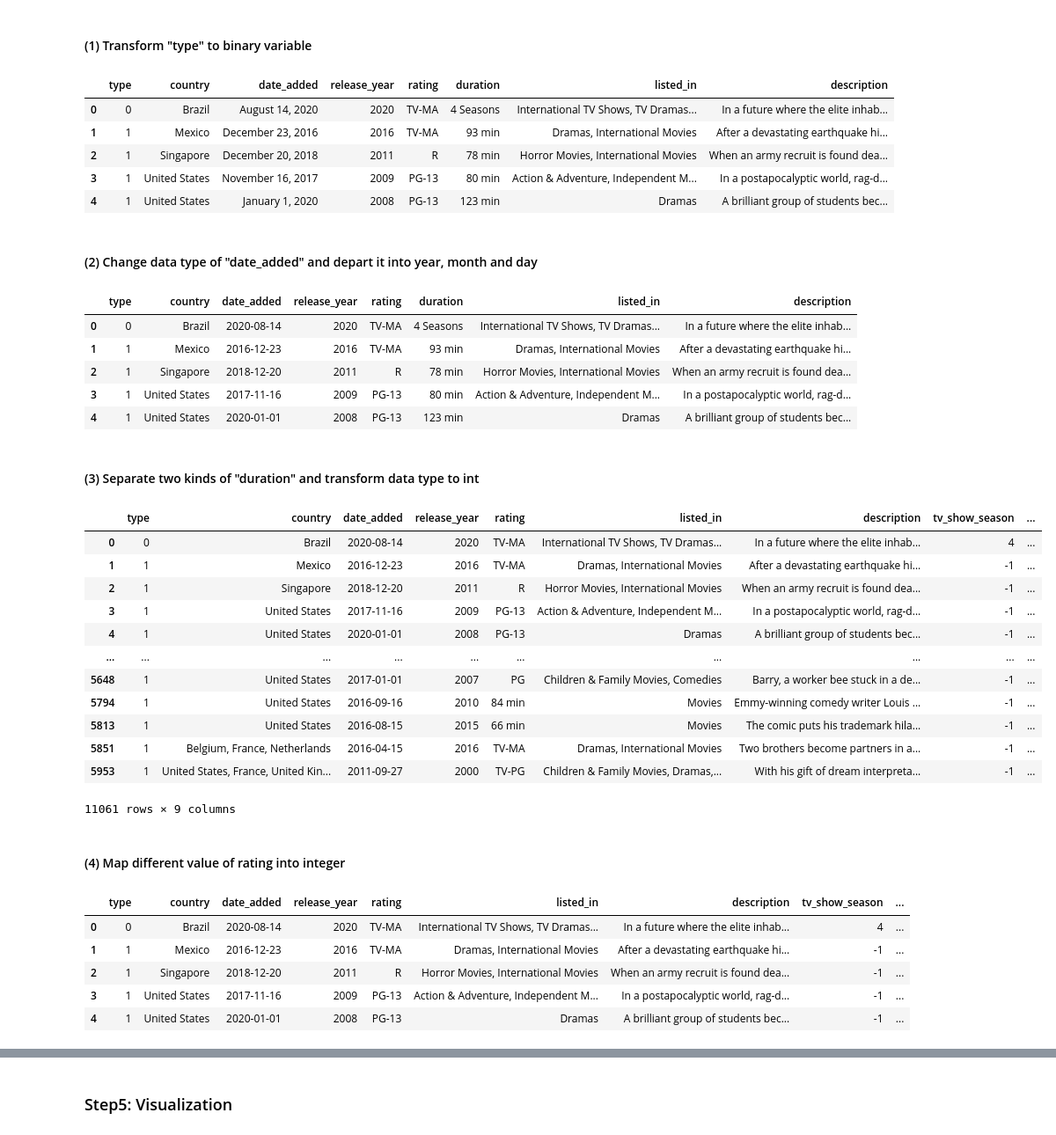
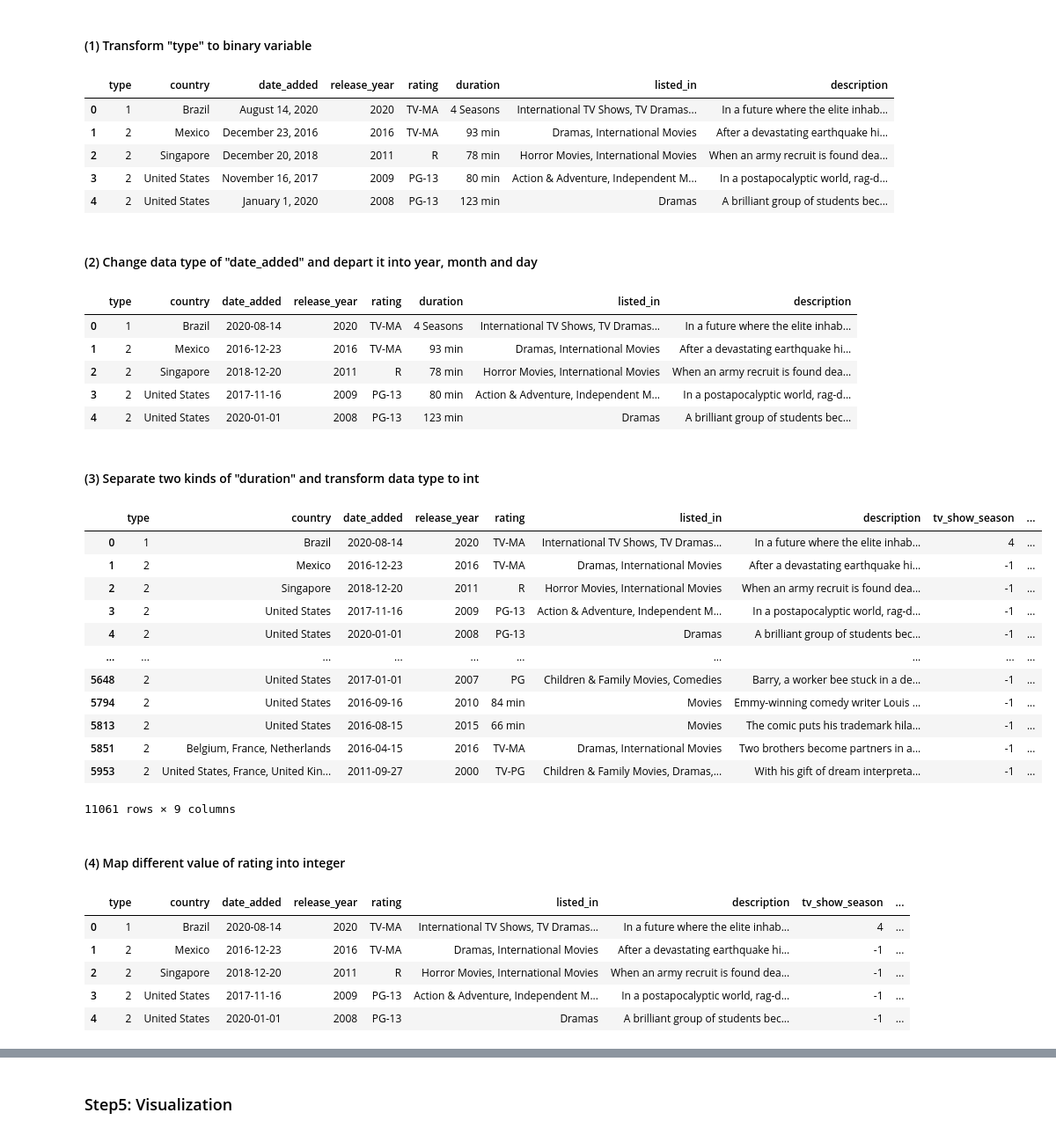
Before and after one commit to mklmklmklmkl/INFO574FinalProject, a Jupyter notebook: final_project/final-project.ipynb, the cells around one changed output, grey strips where cells are left out. Shown: that part at 88% size. Saved outputs shown, nothing was run; the diff lists cells and outputs as text; code cells hidden in the pictures.

```diff
--- a/final_project/final-project.ipynb
+++ b/final_project/final-project.ipynb
@@ -209,16 +210,16 @@ dtype: object
 # %% [markdown]
 #### (1) Transform "type" to binary variable
 # %%
-df0['type'] = df0['type'].map({'TV Show': 0, 'Movie': 1})
+df0['type'] = df0['type'].map({'TV Show': 1, 'Movie': 2})
 
 df0.head()
 # %% [output]
 |  | type | country | date_added | release_year | rating | duration | listed_in | description |
-| 0 | 0 | Brazil | August 14, 2020 | 2020 | TV-MA | 4 Seasons | International TV Shows, TV Dramas... | In a future where the elite inhab... |
-| 1 | 1 | Mexico | December 23, 2016 | 2016 | TV-MA | 93 min | Dramas, International Movies | After a devastating earthquake hi... |
-| 2 | 1 | Singapore | December 20, 2018 | 2011 | R | 78 min | Horror Movies, International Movies | When an army recruit is found dea... |
-| 3 | 1 | United States | November 16, 2017 | 2009 | PG-13 | 80 min | Action & Adventure, Independent M... | In a postapocalyptic world, rag-d... |
-| 4 | 1 | United States | January 1, 2020 | 2008 | PG-13 | 123 min | Dramas | A brilliant group of students bec... |
+| 0 | 1 | Brazil | August 14, 2020 | 2020 | TV-MA | 4 Seasons | International TV Shows, TV Dramas... | In a future where the elite inhab... |
+| 1 | 2 | Mexico | December 23, 2016 | 2016 | TV-MA | 93 min | Dramas, International Movies | After a devastating earthquake hi... |
+| 2 | 2 | Singapore | December 20, 2018 | 2011 | R | 78 min | Horror Movies, International Movies | When an army recruit is found dea... |
+| 3 | 2 | United States | November 16, 2017 | 2009 | PG-13 | 80 min | Action & Adventure, Independent M... | In a postapocalyptic world, rag-d... |
+| 4 | 2 | United States | January 1, 2020 | 2008 | PG-13 | 123 min | Dramas | A brilliant group of students bec... |
 # %% [markdown]
 #### (2) Change data type of "date_added" and depart it into year, month and day
 # %%
@@ -233,58 +234,58 @@ df0['date_added'] = pd.to_datetime(df0['date_added'], format='%B %d, %Y')
 df0.head()
 # %% [output]
 |  | type | country | date_added | release_year | rating | duration | listed_in | description |
-| 0 | 0 | Brazil | 2020-08-14 | 2020 | TV-MA | 4 Seasons | International TV Shows, TV Dramas... | In a future where the elite inhab... |
-| 1 | 1 | Mexico | 2016-12-23 | 2016 | TV-MA | 93 min | Dramas, International Movies | After a devastating earthquake hi... |
-| 2 | 1 | Singapore | 2018-12-20 | 2011 | R | 78 min | Horror Movies, International Movies | When an army recruit is found dea... |
-| 3 | 1 | United States | 2017-11-16 | 2009 | PG-13 | 80 min | Action & Adventure, Independent M... | In a postapocalyptic world, rag-d... |
-| 4 | 1 | United States | 2020-01-01 | 2008 | PG-13 | 123 min | Dramas | A brilliant group of students bec... |
+| 0 | 1 | Brazil | 2020-08-14 | 2020 | TV-MA | 4 Seasons | International TV Shows, TV Dramas... | In a future where the elite inhab... |
+| 1 | 2 | Mexico | 2016-12-23 | 2016 | TV-MA | 93 min | Dramas, International Movies | After a devastating earthquake hi... |
+| 2 | 2 | Singapore | 2018-12-20 | 2011 | R | 78 min | Horror Movies, International Movies | When an army recruit is found dea... |
+| 3 | 2 | United States | 2017-11-16 | 2009 | PG-13 | 80 min | Action & Adventure, Independent M... | In a postapocalyptic world, rag-d... |
+| 4 | 2 | United States | 2020-01-01 | 2008 | PG-13 | 123 min | Dramas | A brilliant group of students bec... |
 # %% [markdown]
 #### (3) Separate two kinds of "duration" and transform data type to int
 # %%
 # Convert 'duration' column to string type
 df0['duration'] = df0['duration'].astype(str)
 
 # Custom function to extract the first number from a string
 def extract_number(s):
     try:
         # Extract the first number and return it
         return int(''.join(filter(str.isdigit, s.split()[0])))
     except (ValueError, IndexError):
         # Return -1 if there's any issue in extracting the number
         return -1
 
 # Apply the custom function based on the type
-df0['tv_show_season'] = df0.apply(lambda row: extract_number(row['duration']) if row['type'] == 0 else -1, axis=1)
-df0['movie_minutes'] = df0.apply(lambda row: extract_number(row['duration']) if row['type'] == 1 else -1, axis=1)
+df0['tv_show_season'] = df0.apply(lambda row: extract_number(row['duration']) if row['type'] == 1 else -1, axis=1)
+df0['movie_minutes'] = df0.apply(lambda row: extract_number(row['duration']) if row['type'] == 2 else -1, axis=1)
 
 df0 = df0.drop(columns = ['duration'])
 
 df0
 # %% [output]
 |  | type | country | date_added | release_year | rating | listed_in | description | tv_show_season | ... |
-| 0 | 0 | Brazil | 2020-08-14 | 2020 | TV-MA | International TV Shows, TV Dramas... | In a future where the elite inhab... | 4 | ... |
-| 1 | 1 | Mexico | 2016-12-23 | 2016 | TV-MA | Dramas, International Movies | After a devastating earthquake hi... | -1 | ... |
-| 2 | 1 | Singapore | 2018-12-20 | 2011 | R | Horror Movies, International Movies | When an army recruit is found dea... | -1 | ... |
-| 3 | 1 | United States | 2017-11-16 | 2009 | PG-13 | Action & Adventure, Independent M... | In a postapocalyptic world, rag-d... | -1 | ... |
-| 4 | 1 | United States | 2020-01-01 | 2008 | PG-13 | Dramas | A brilliant group of students bec... | -1 | ... |
+| 0 | 1 | Brazil | 2020-08-14 | 2020 | TV-MA | International TV Shows, TV Dramas... | In a future where the elite inhab... | 4 | ... |
+| 1 | 2 | Mexico | 2016-12-23 | 2016 | TV-MA | Dramas, International Movies | After a devastating earthquake hi... | -1 | ... |
+| 2 | 2 | Singapore | 2018-12-20 | 2011 | R | Horror Movies, International Movies | When an army recruit is found dea... | -1 | ... |
+| 3 | 2 | United States | 2017-11-16 | 2009 | PG-13 | Action & Adventure, Independent M... | In a postapocalyptic world, rag-d... | -1 | ... |
+| 4 | 2 | United States | 2020-01-01 | 2008 | PG-13 | Dramas | A brilliant group of students bec... | -1 | ... |
 | ... | ... | ... | ... | ... | ... | ... | ... | ... | ... |
-| 5648 | 1 | United States | 2017-01-01 | 2007 | PG | Children & Family Movies, Comedies | Barry, a worker bee stuck in a de... | -1 | ... |
-| 5794 | 1 | United States | 2016-09-16 | 2010 | 84 min | Movies | Emmy-winning comedy writer Louis ... | -1 | ... |
-| 5813 | 1 | United States | 2016-08-15 | 2015 | 66 min | Movies | The comic puts his trademark hila... | -1 | ... |
-| 5851 | 1 | Belgium, France, Netherlands | 2016-04-15 | 2016 | TV-MA | Dramas, International Movies | Two brothers become partners in a... | -1 | ... |
-| 5953 | 1 | United States, France, United Kin... | 2011-09-27 | 2000 | TV-PG | Children & Family Movies, Dramas,... | With his gift of dream interpreta... | -1 | ... |
+| 5648 | 2 | United States | 2017-01-01 | 2007 | PG | Children & Family Movies, Comedies | Barry, a worker bee stuck in a de... | -1 | ... |
+| 5794 | 2 | United States | 2016-09-16 | 2010 | 84 min | Movies | Emmy-winning comedy writer Louis ... | -1 | ... |
+| 5813 | 2 | United States | 2016-08-15 | 2015 | 66 min | Movies | The comic puts his trademark hila... | -1 | ... |
+| 5851 | 2 | Belgium, France, Netherlands | 2016-04-15 | 2016 | TV-MA | Dramas, International Movies | Two brothers become partners in a... | -1 | ... |
+| 5953 | 2 | United States, France, United Kin... | 2011-09-27 | 2000 | TV-PG | Children & Family Movies, Dramas,... | With his gift of dream interpreta... | -1 | ... |
 11061 rows × 9 columns
 # %% [markdown]
 #### (4) Map different value of rating into integer
 # %%
 # Use factorize to map the unique values to numbers
-df0['rating_mapped'] = pd.factorize(df0['rating'])[0]
+df0['rating_mapped'] = pd.factorize(df0['rating'])[0] + 1
 
 df0.head()
 # %% [output]
 |  | type | country | date_added | release_year | rating | listed_in | description | tv_show_season | ... |
-| 0 | 0 | Brazil | 2020-08-14 | 2020 | TV-MA | International TV Shows, TV Dramas... | In a future where the elite inhab... | 4 | ... |
-| 1 | 1 | Mexico | 2016-12-23 | 2016 | TV-MA | Dramas, International Movies | After a devastating earthquake hi... | -1 | ... |
-| 2 | 1 | Singapore | 2018-12-20 | 2011 | R | Horror Movies, International Movies | When an army recruit is found dea... | -1 | ... |
-| 3 | 1 | United States | 2017-11-16 | 2009 | PG-13 | Action & Adventure, Independent M... | In a postapocalyptic world, rag-d... | -1 | ... |
-| 4 | 1 | United States | 2020-01-01 | 2008 | PG-13 | Dramas | A brilliant group of students bec... | -1 | ... |
+| 0 | 1 | Brazil | 2020-08-14 | 2020 | TV-MA | International TV Shows, TV Dramas... | In a future where the elite inhab... | 4 | ... |
+| 1 | 2 | Mexico | 2016-12-23 | 2016 | TV-MA | Dramas, International Movies | After a devastating earthquake hi... | -1 | ... |
+| 2 | 2 | Singapore | 2018-12-20 | 2011 | R | Horror Movies, International Movies | When an army recruit is found dea... | -1 | ... |
+| 3 | 2 | United States | 2017-11-16 | 2009 | PG-13 | Action & Adventure, Independent M... | In a postapocalyptic world, rag-d... | -1 | ... |
+| 4 | 2 | United States | 2020-01-01 | 2008 | PG-13 | Dramas | A brilliant group of students bec... | -1 | ... |
```
Also changed, not shown: parts of 8 cells of this notebook, 2 other files.
